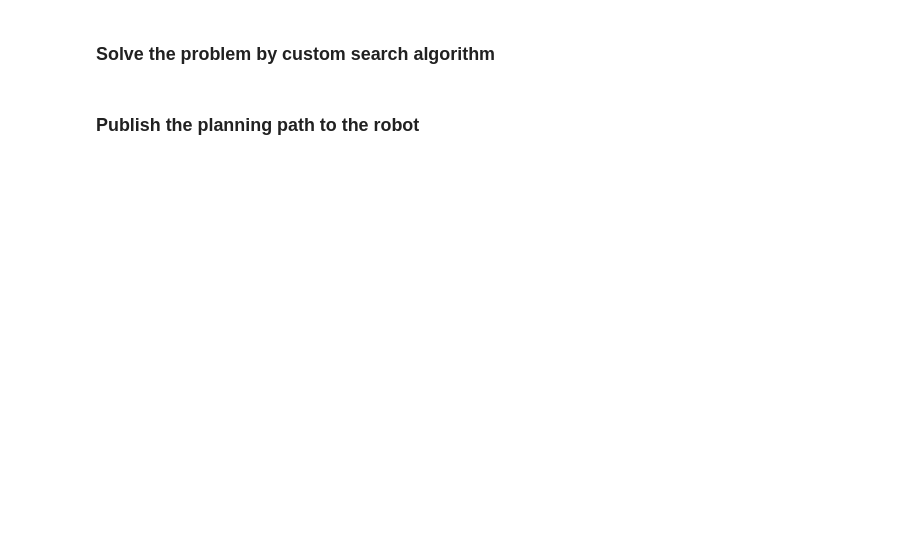
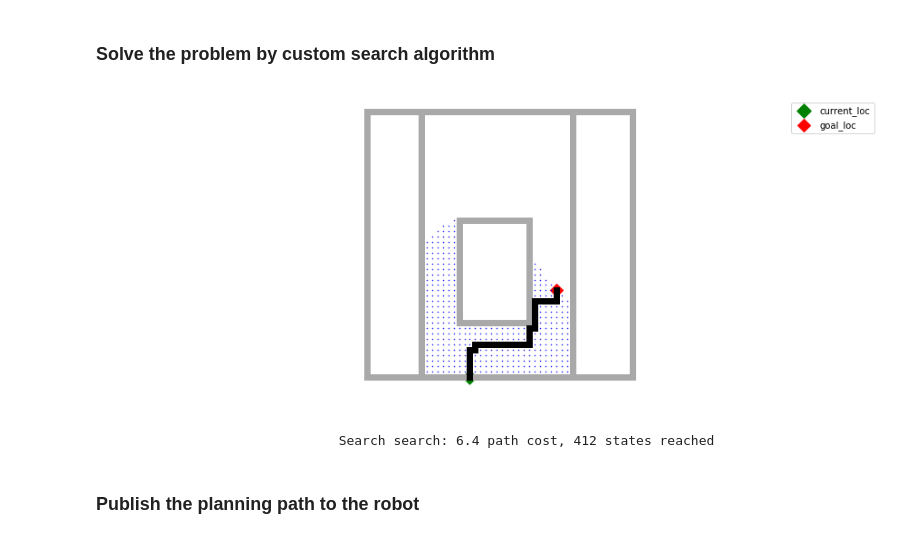
Before and after one commit to OpenPPAT/ai-course-2019, a Jupyter notebook: 03-robot-navigation/jupyter_notebook/topic2_real_robot_path_search.ipynb, the cells around one changed output. Cells and saved outputs as stored; diff of their text form; code cells hidden in the pictures; blank space fills up the shorter version.

```diff
--- a/03-robot-navigation/jupyter_notebook/topic2_real_robot_path_search.ipynb
+++ b/03-robot-navigation/jupyter_notebook/topic2_real_robot_path_search.ipynb
@@ -471,10 +508,13 @@ print('Obstacle list: {}'.format(obs_list))
 # %% [markdown]
 ### Solve the problem by custom search algorithm
 # %%
-goal_point = (1.0, 0.4)
-gp1 = GridProblem(initial=initial_point, goal=goal_point, grid_size=0.1, obstacles=fixed_map(obs_list=obs_list))
+goal_point = (7.0, 3.2)
+gp1 = GridProblem(initial=initial_point, goal=goal_point, grid_size=0.2, obstacles=fixed_map(obs_list=obs_list))
 solution = custom_search(gp1)
 plot_grid_problem(gp1, solution, reached)
+# %% [output]
+[figure, added]
+                               Search search: 6.4 path cost, 412 states reached
 # %% [markdown]
 ### Publish the planning path to the robot
 # %%
```
Also changed, not shown: parts of 13 cells of this notebook.
